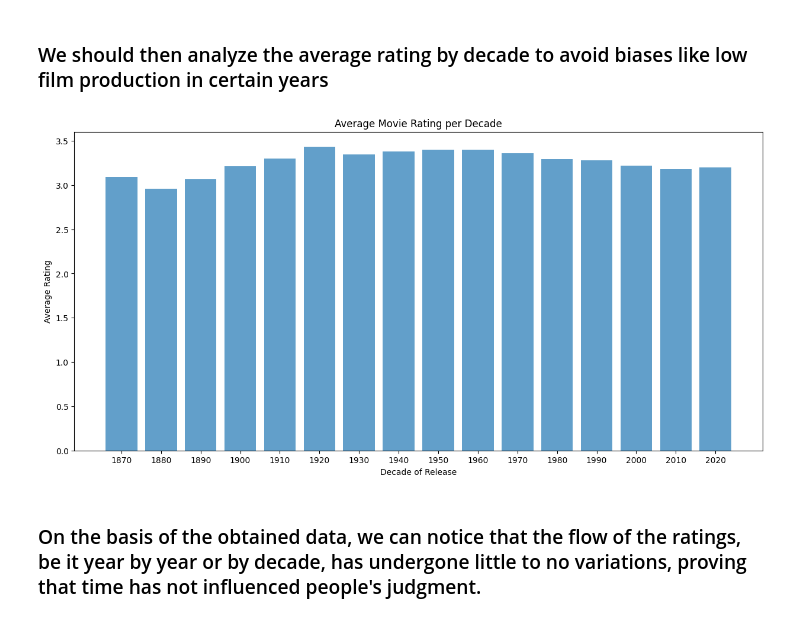
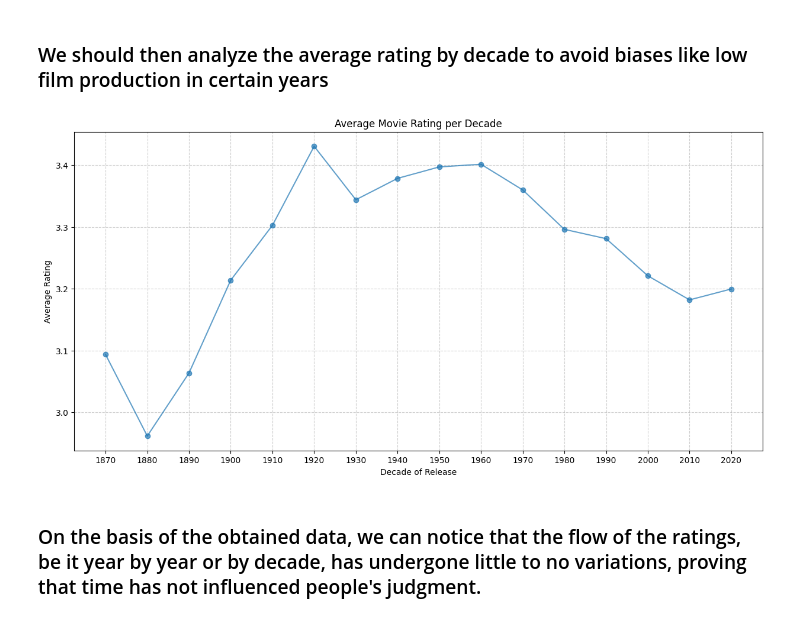
Before and after one commit to FandriS7276/IUM-TWEB, a Jupyter notebook: Multivariate Analysis.ipynb, the cells around one changed output. Drawn from its saved outputs; the diff is of its cells as text; code cells hidden in the pictures.

Commit message:
changed the graph used from bar to plot in average movie rating per decade

```diff
--- a/Multivariate Analysis.ipynb
+++ b/Multivariate Analysis.ipynb
@@ -81,25 +81,27 @@ plt.show()
 # %%
 # --- AVERAGE RATING BY DECADE ---
 
 # Creating a new column called 'decade' by dividing the date by 10
 # and then multiplying again by 10 to set the least significant to 0
 # 1994/10=199 --> 199*10=1990
 movies_cleaned['decade'] = (movies_cleaned['date'] // 10) * 10
 
 # Analyze the average of ratings over the course of decades
 ratings_by_decade = movies_cleaned.groupby('decade')['rating'].mean().reset_index()
 
 plt.figure(figsize=(15,7))
-plt.bar(ratings_by_decade['decade'], ratings_by_decade['rating'], width=8, alpha=0.7)
+plt.plot(ratings_by_decade['decade'], ratings_by_decade['rating'], marker='o', alpha=0.7)
 plt.title("Average Movie Rating per Decade")
 plt.xlabel("Decade of Release")
 plt.ylabel("Average Rating")
 
+plt.grid(True, linestyle='--', alpha=0.6)
+
 # Force all decade tags on the x axis
 plt.xticks(ratings_by_decade['decade'])
 plt.show()
 # %% [output]
-[figure, old version]
+[figure, new version]
 # %% [markdown]
 ### On the basis of the obtained data, we can notice that the flow of the ratings, be it year by year or by decade, has undergone little to no variations, proving that time has not influenced people's judgment.
 # %% [markdown]
```
Also changed, not shown: parts of 1 cell of this notebook.
